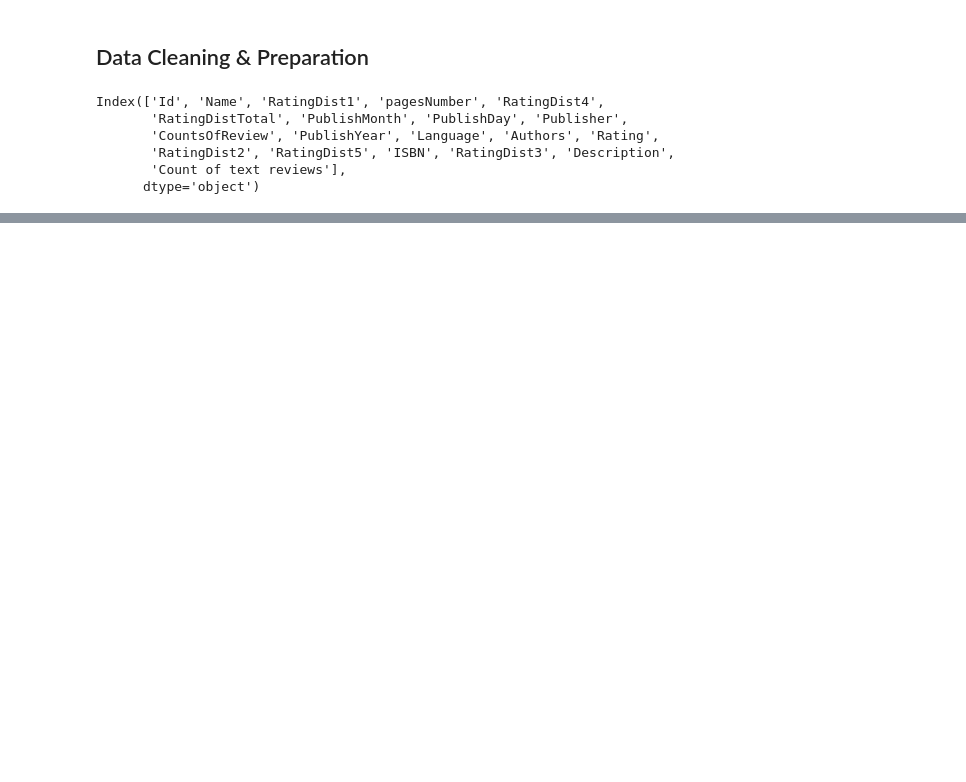
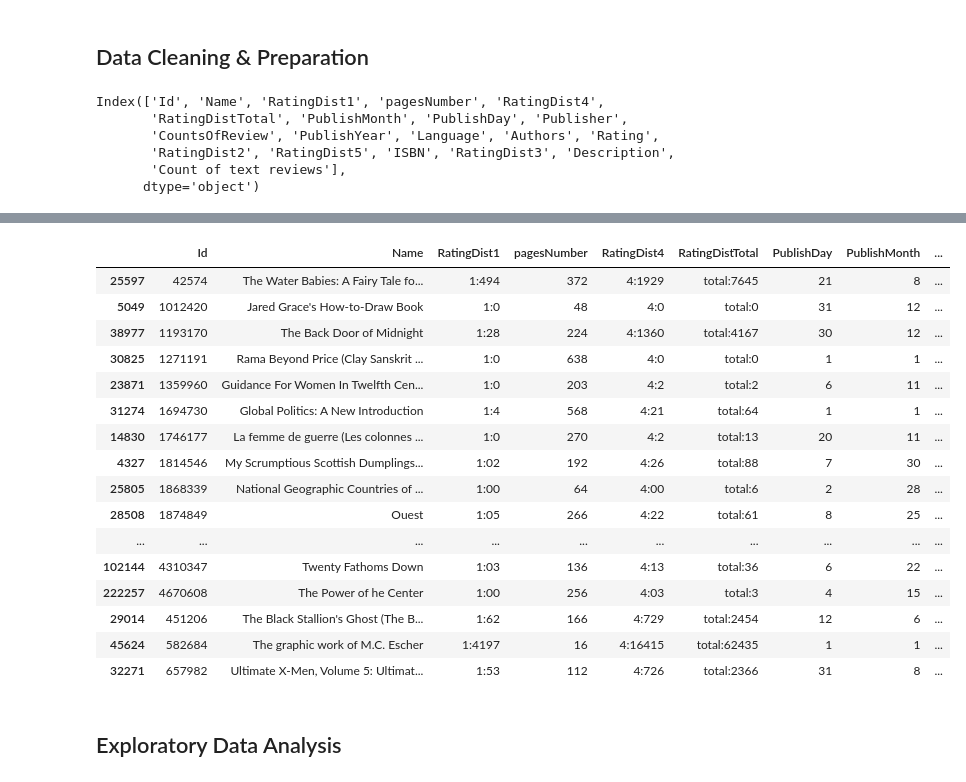
Before and after one commit to raydiwill/goodreads-portfolio, a Jupyter notebook: EDA.ipynb, the cells around one changed output, grey strips where cells are left out. Drawn from its saved outputs; the diff is of its cells as text; code cells hidden in the pictures; blank space fills up the shorter version.

```diff
--- a/EDA.ipynb
+++ b/EDA.ipynb
@@ -38,0 +53,3 @@ Index(['Id', 'Name', 'RatingDist1', 'pagesNumber', 'RatingDist4',
+# %%
+pd.set_option('display.float_format', lambda x: '%.2f' % x)
+book_df.describe()
@@ -84,0 +132,22 @@ plt.show()
+# %%
+book_df[book_df.PublishYear > 2022]
+# %% [output]
+|  | Id | Name | RatingDist1 | pagesNumber | RatingDist4 | RatingDistTotal | PublishDay | PublishMonth | ... |
+| 25597 | 42574 | The Water Babies: A Fairy Tale fo... | 1:494 | 372 | 4:1929 | total:7645 | 21 | 8 | ... |
+| 5049 | 1012420 | Jared Grace's How-to-Draw Book | 1:0 | 48 | 4:0 | total:0 | 31 | 12 | ... |
+| 38977 | 1193170 | The Back Door of Midnight | 1:28 | 224 | 4:1360 | total:4167 | 30 | 12 | ... |
+| 30825 | 1271191 | Rama Beyond Price (Clay Sanskrit ... | 1:0 | 638 | 4:0 | total:0 | 1 | 1 | ... |
+| 23871 | 1359960 | Guidance For Women In Twelfth Cen... | 1:0 | 203 | 4:2 | total:2 | 6 | 11 | ... |
+| 31274 | 1694730 | Global Politics: A New Introduction | 1:4 | 568 | 4:21 | total:64 | 1 | 1 | ... |
+| 14830 | 1746177 | La femme de guerre (Les colonnes ... | 1:0 | 270 | 4:2 | total:13 | 20 | 11 | ... |
+| 4327 | 1814546 | My Scrumptious Scottish Dumplings... | 1:02 | 192 | 4:26 | total:88 | 7 | 30 | ... |
+| 25805 | 1868339 | National Geographic Countries of ... | 1:00 | 64 | 4:00 | total:6 | 2 | 28 | ... |
+| 28508 | 1874849 | Ouest | 1:05 | 266 | 4:22 | total:61 | 8 | 25 | ... |
+| ... | ... | ... | ... | ... | ... | ... | ... | ... | ... |
+| 102144 | 4310347 | Twenty Fathoms Down | 1:03 | 136 | 4:13 | total:36 | 6 | 22 | ... |
+| 222257 | 4670608 | The Power of he Center | 1:00 | 256 | 4:03 | total:3 | 4 | 15 | ... |
+| 29014 | 451206 | The Black Stallion's Ghost (The B... | 1:62 | 166 | 4:729 | total:2454 | 12 | 6 | ... |
+| 45624 | 582684 | The graphic work of M.C. Escher | 1:4197 | 16 | 4:16415 | total:62435 | 1 | 1 | ... |
+| 32271 | 657982 | Ultimate X-Men, Volume 5: Ultimat... | 1:53 | 112 | 4:726 | total:2366 | 31 | 8 | ... |
+# %% [markdown]
+## Exploratory Data Analysis
```
Also changed, not shown: parts of 12 cells of this notebook.
